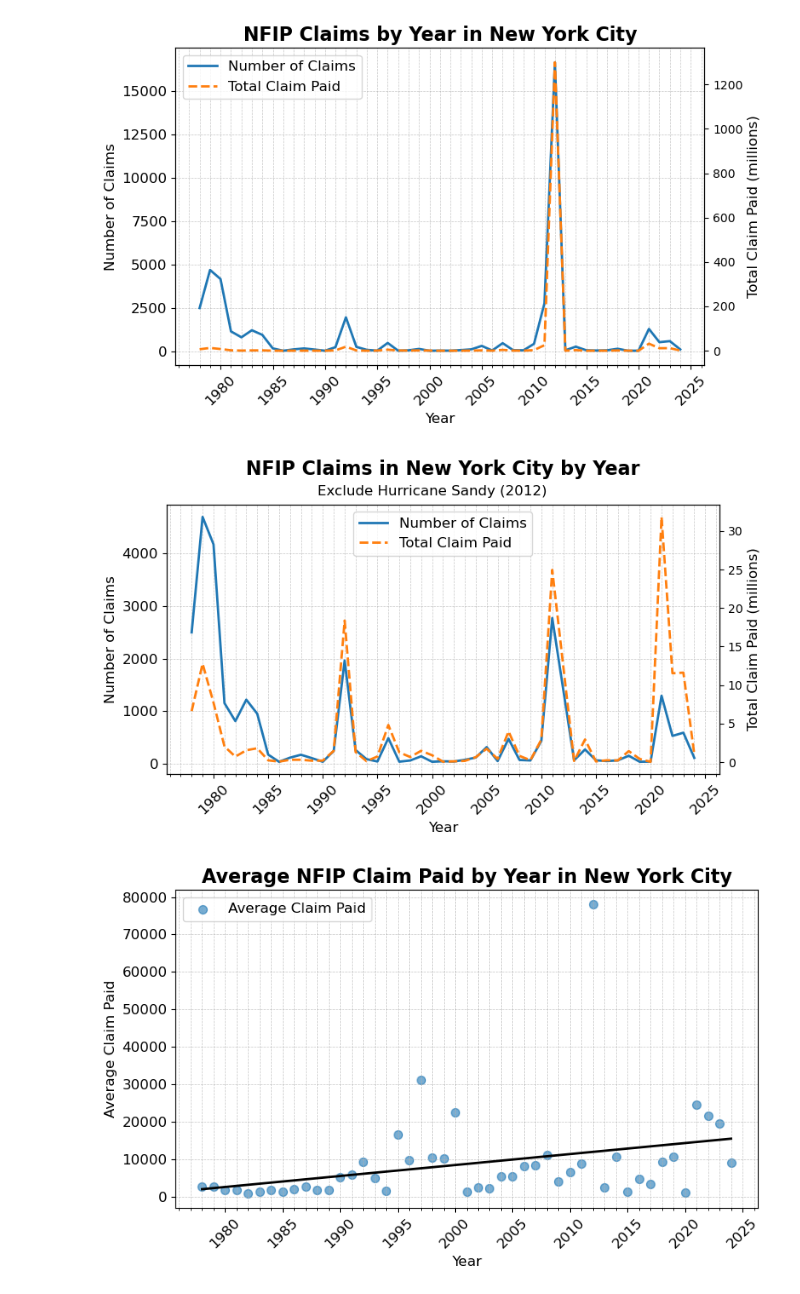
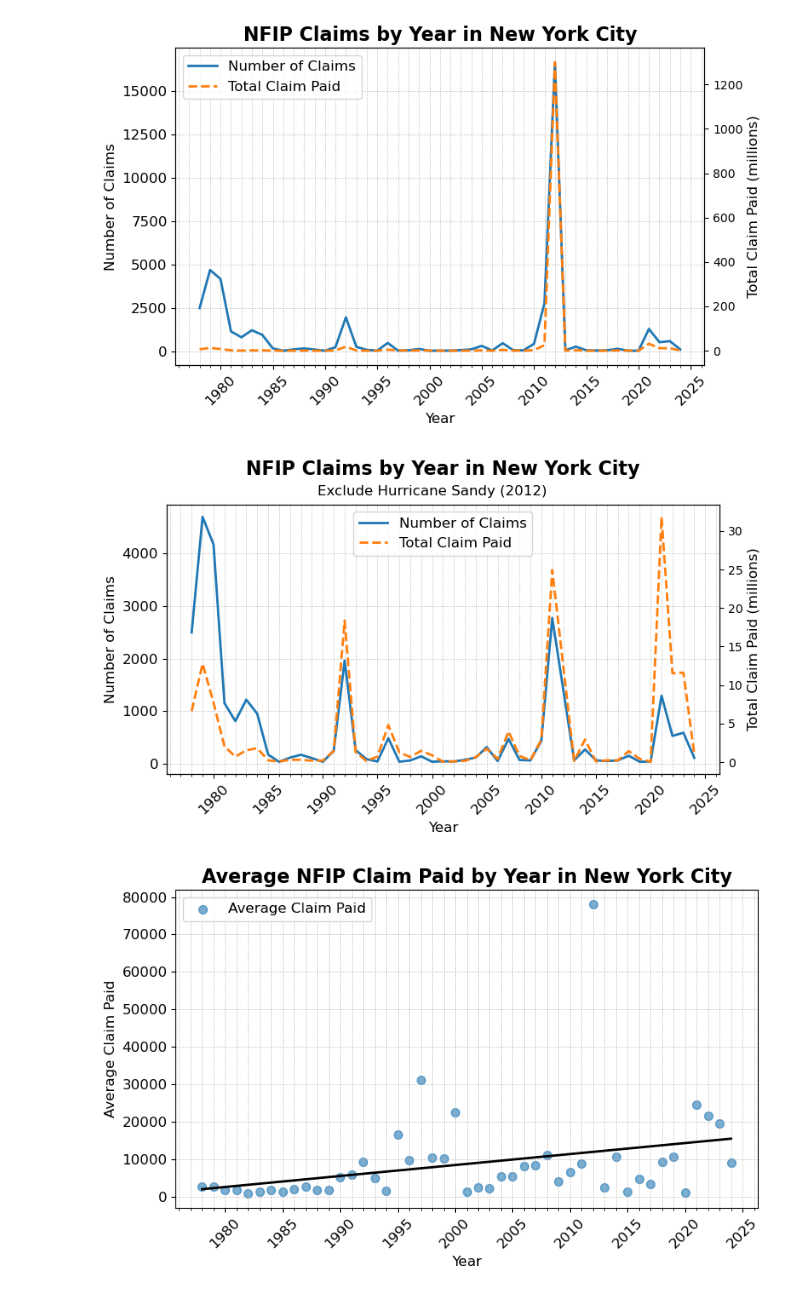
Before and after one commit to mebauer/nyc-odw25-nfip, a Jupyter notebook: figures.ipynb, the cells around one changed output. Cells and saved outputs as stored; diff of their text form; code cells hidden in the pictures.

```diff
--- a/figures.ipynb
+++ b/figures.ipynb
@@ -557,67 +587,56 @@ plt.tight_layout()
 # %% [output]
 [figure]
 # %%
-# create the figure and axes
 fig, ax1 = plt.subplots(figsize=(8, 5))
 
-# plot the number of claims (count_year) on the first axis with a thicker line
 sns.lineplot(
     data=df.loc[df['yearOfLoss'] != 2012],
     x='yearOfLoss',
     y='count',
     ax=ax1,
     color='C0',
-    linewidth=2,  # thicker line for better visibility
-    label='Number of Claims',  # add a label for the legend
+    linewidth=2,
+    label='Number of Claims',
 )
 
-# create a second y-axis for the amount paid (total_claim)
 ax2 = ax1.twinx()
 
-# plot the total claim amount (total_claim) on the second axis with a different line style
 sns.lineplot(
     data=df.loc[df['yearOfLoss'] != 2012],
     x='yearOfLoss',
     y='total_claim_paidM',
     ax=ax2,
     color='C1',
     linewidth=2,
-    linestyle='--',  # Dashed line for differentiation
+    linestyle='--',
     label='Total Claim Paid'
 )
 
-# set the title and labels with clear and concise text
-ax1.set_title('NFIP Claims in New York City by Year\n', fontsize=16, weight='bold')
+ax1.set_title('NFIP Claims by Year in New York City\n', fontsize=16, weight='bold')
 ax1.set_xlabel('Year', fontsize=12)
 ax1.set_ylabel('Number of Claims', fontsize=12)
 ax2.set_ylabel('Total Claim Paid (millions)', fontsize=12)
 
-# set the x-axis major and minor ticks
 ax1.xaxis.set_major_locator(ticker.MultipleLocator(5))
 ax1.xaxis.set_minor_locator(ticker.MultipleLocator(1))
 
-# improve tick label formatting
-ax1.tick_params(axis='x', rotation=45)  # Rotate x-ticks for better readability
+ax1.tick_params(axis='x', rotation=45)
 ax1.tick_params(axis='both', which='major', labelsize=12)
 ax1.tick_params(axis='both', which='minor', labelsize=10)
 
-# add a grid with lighter lines and make sure the grid is only on the primary axis
 ax1.grid(True, which='both', axis='both', linestyle='--', linewidth=0.5, alpha=0.7)
 
-# combine the legends from both axes and put them in the upper left
 handles, labels = ax1.get_legend_handles_labels()
 handles2, labels2 = ax2.get_legend_handles_labels()
 
-# combine the handles and labels from both axes
 ax1.legend(handles + handles2, labels + labels2, loc='upper center', fontsize=12)
 ax2.legend().set_visible(False)
 
 plt.suptitle('Exclude Hurricane Sandy (2012)', y=.85)
 
-# tight layout to adjust spacing
 plt.tight_layout()
 # %% [output]
-[figure, old version]
+[figure, new version]
 # %%
 fig, ax = plt.subplots(figsize=(8, 5))
 
```
Also changed, not shown: parts of 23 cells of this notebook, 6 other files.
